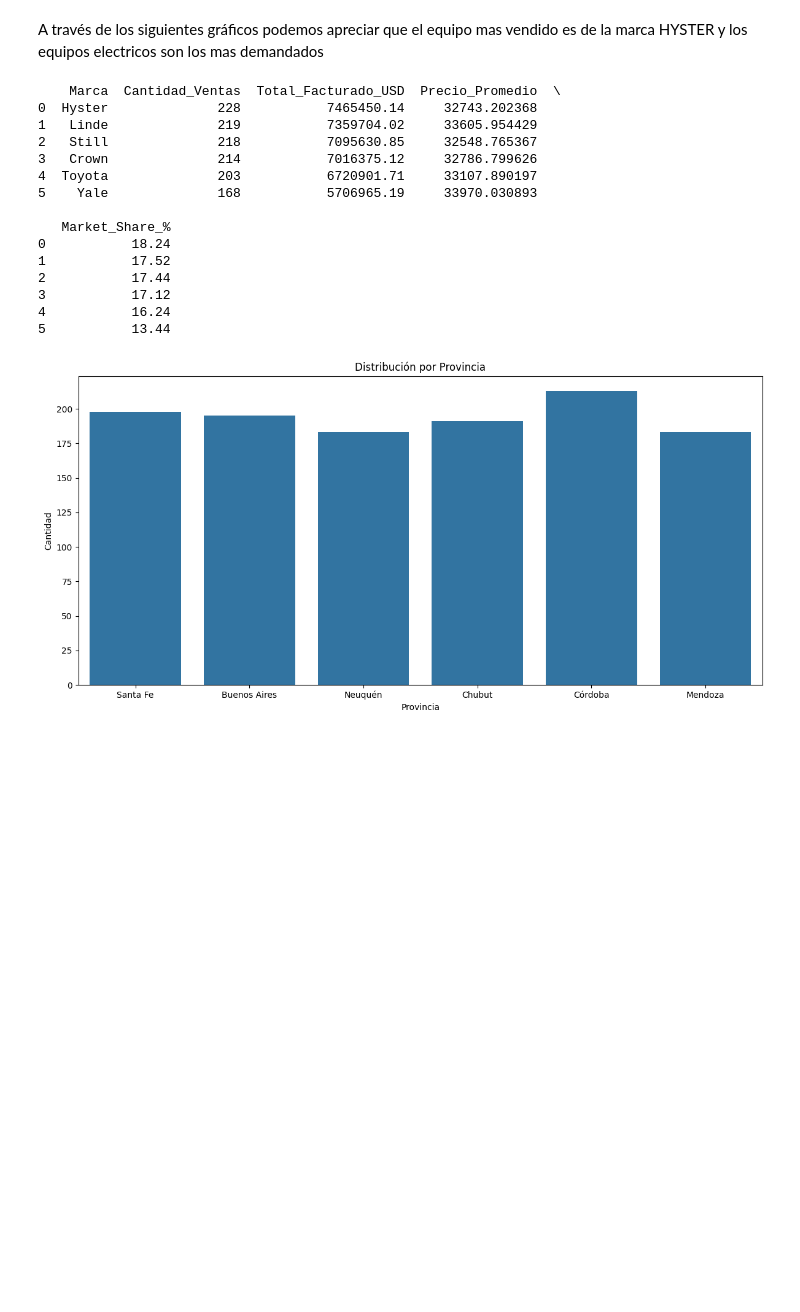
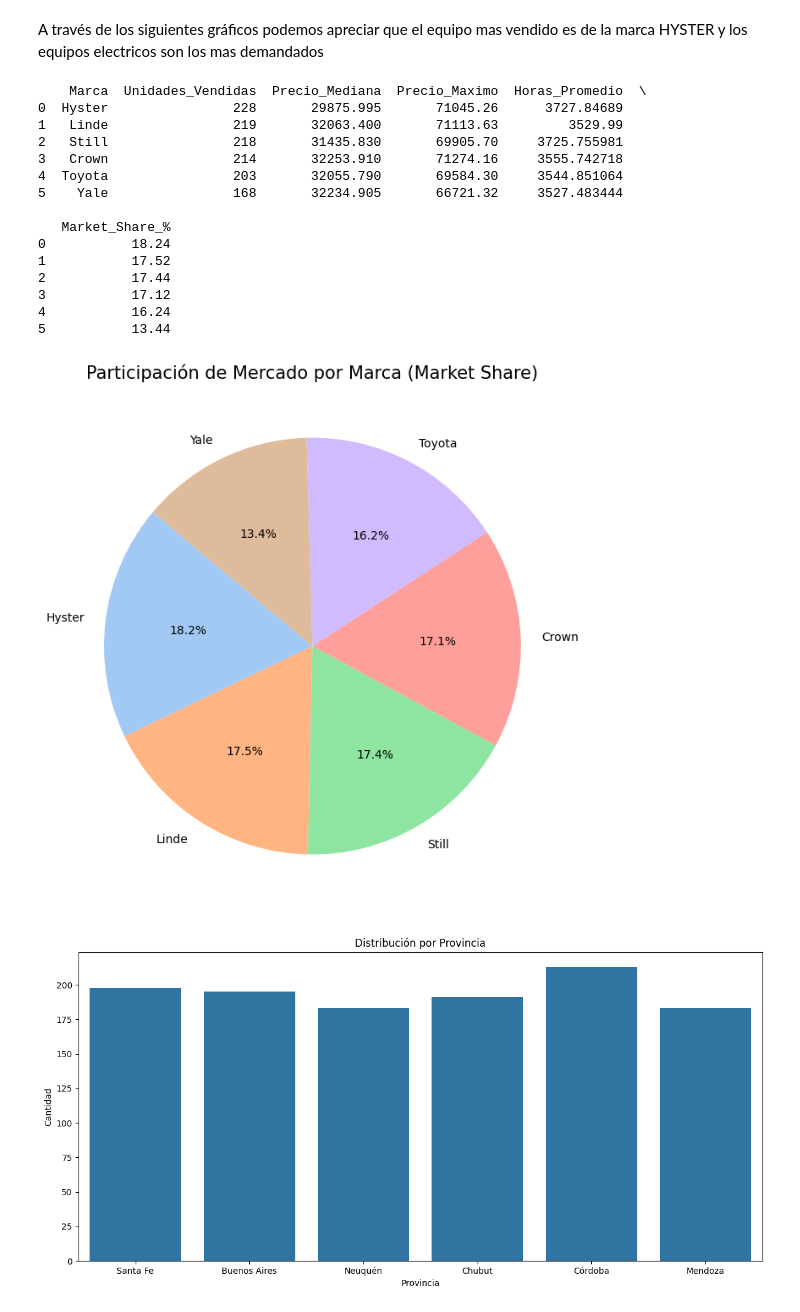
Before and after one commit to ameschini2206/DSII-Primera_Entrega_Alejandro_Meschini, a Jupyter notebook: Primera_Entrega.ipynb, the cells around one changed output. Drawn from its saved outputs; the diff is of its cells as text; code cells hidden in the pictures; blank space fills up the shorter version.

```diff
--- a/Primera_Entrega.ipynb
+++ b/Primera_Entrega.ipynb
@@ -145,24 +189,25 @@ Passing `palette` without assigning `hue` is deprecated and will be removed in v
 # %% [markdown]
 A través de los siguientes gráficos podemos apreciar que el equipo mas vendido es de la marca HYSTER y los equipos electricos son los mas demandados
 # %%
-ventas_por_marca = df.groupby('Marca').agg(
-    Cantidad_Ventas=('ID_venta', 'count'),
-    Total_Facturado_USD=('Precio_USD', 'sum'),
-    Precio_Promedio=('Precio_USD', 'mean')
-).sort_values(by='Cantidad_Ventas', ascending=False).reset_index()
+analisis_marca = df.groupby('Marca').agg(
+    Unidades_Vendidas=('ID_venta', 'count'),
+    Precio_Mediana=('Precio_USD', 'median'),
+    Precio_Maximo=('Precio_USD', 'max'),
+    Horas_Promedio=('Horas_uso', 'mean')
+).sort_values(by='Unidades_Vendidas', ascending=False).reset_index()
 
-total_ventas = ventas_por_marca['Cantidad_Ventas'].sum()
-ventas_por_marca['Market_Share_%'] = (ventas_por_marca['Cantidad_Ventas'] / total_ventas) * 100
+# Calculamos el Market Share (Cuota de mercado)
+analisis_marca['Market_Share_%'] = (analisis_marca['Unidades_Vendidas'] / analisis_marca['Unidades_Vendidas'].sum() * 100).round(2)
 
-print(ventas_por_marca)
+print(analisis_marca)
 # %% [output]
-    Marca  Cantidad_Ventas  Total_Facturado_USD  Precio_Promedio  \
-0  Hyster              228           7465450.14     32743.202368
-1   Linde              219           7359704.02     33605.954429
-2   Still              218           7095630.85     32548.765367
-3   Crown              214           7016375.12     32786.799626
-4  Toyota              203           6720901.71     33107.890197
-5    Yale              168           5706965.19     33970.030893
+    Marca  Unidades_Vendidas  Precio_Mediana  Precio_Maximo  Horas_Promedio  \
+0  Hyster                228       29875.995       71045.26      3727.84689
+1   Linde                219       32063.400       71113.63         3529.99
+2   Still                218       31435.830       69905.70     3725.755981
+3   Crown                214       32253.910       71274.16     3555.742718
+4  Toyota                203       32055.790       69584.30     3544.851064
+5    Yale                168       32234.905       66721.32     3527.483444
 
    Market_Share_%
 0           18.24
@@ -171,6 +216,17 @@ print(ventas_por_marca)
 3           17.12
 4           16.24
 5           13.44
+# %%
+plt.figure(figsize=(8, 8))
+plt.pie(analisis_marca['Unidades_Vendidas'],
+        labels=analisis_marca['Marca'],
+        autopct='%1.1f%%',
+        startangle=140,
+        colors=sns.color_palette('pastel'))
+plt.title('Participación de Mercado por Marca (Market Share)', fontsize=15)
+plt.show()
+# %% [output]
+[figure, added]
 # %%
 plt.figure(figsize=(12,6))
 sns.countplot(x='Provincia', data=df)
```
Also changed, not shown: parts of 11 cells of this notebook.
